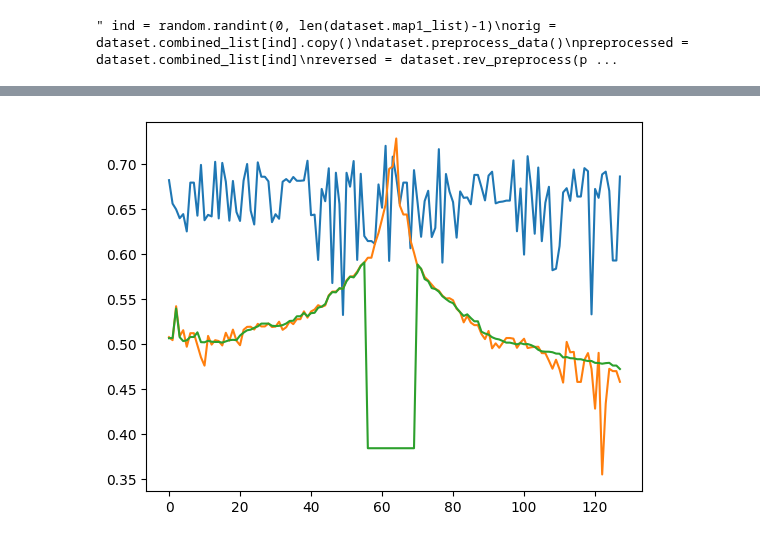
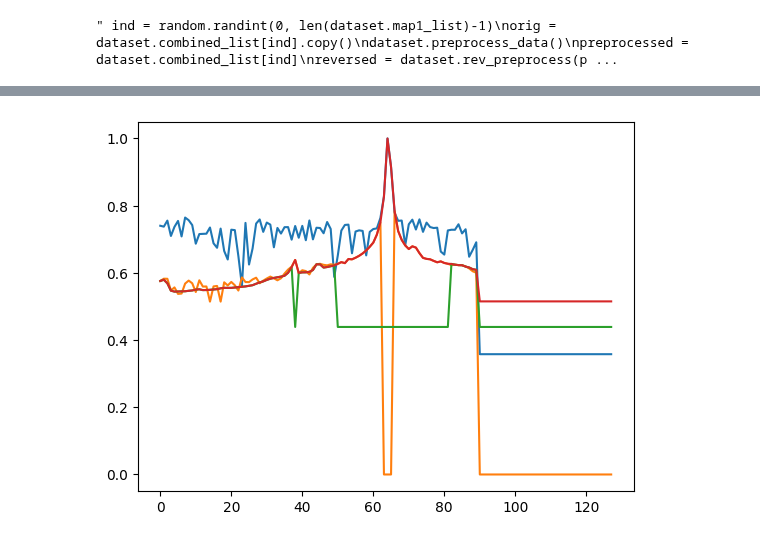
Before and after one commit to m7415/deep_learning_3MI, a Jupyter notebook: data_viewing.ipynb, the cells around one changed output, grey strips where cells are left out. Cells and saved outputs as stored; diff of their text form; code cells hidden in the pictures.

```diff
--- a/data_viewing.ipynb
+++ b/data_viewing.ipynb
@@ -52,0 +29,3 @@ New lenght: 297
+# %%
+channels = ['FOVfitting_2']
+dataset = Dataset(channels)
@@ -83,4 +65,6 @@ dataset.crop_data(128)
 %autoreload 2
 from classes.utils import plot_map, plot_radial_profile
 from scipy.ndimage import rotate
+# %%
+df = dataset.df
 # %%
@@ -103,10 +85,10 @@ plot_map(combined)
 # %%
-ind = random.randint(0, len(dataset.map1_list)-1)
-map1 = dataset.map1_list[ind]
-map2 = dataset.map2_list[ind]
-map3 = dataset.map3_list[ind]
-combined = dataset.combined_list[ind]
-azimut = dataset.azimut_list[ind]
-plot_radial_profile([map1, map2, map3], azimut)
+ind = random.randint(0, len(df)-1)
+map1 = df['map1'][ind]
+map2 = df['map2'][ind]
+map3 = df['map3'][ind]
+combined = df['combined'][ind]
+azimuth = df['azimut'][ind]
+plot_radial_profile([map1, map2, map3, combined], azimuth)
 # %% [output]
-[figure, old version]
+[figure, new version]
```
Also changed, not shown: parts of 5 cells of this notebook, 3 other files.
